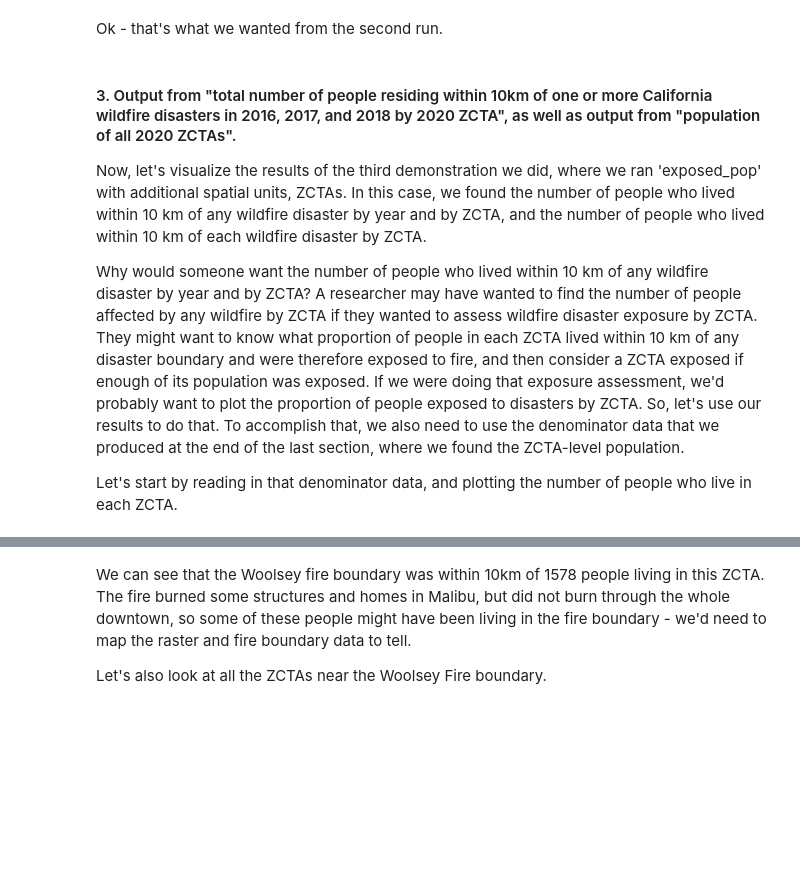
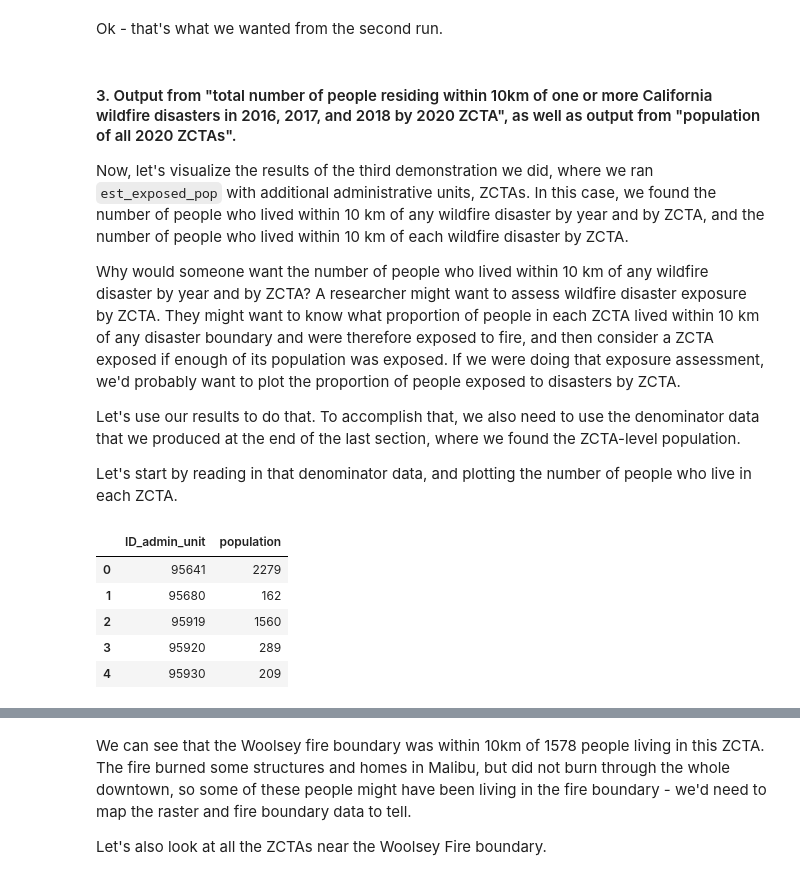
Before and after one commit to heathermcb/popexposure, a Jupyter notebook: docs/tutorials/03_demo_explore_results.ipynb, the cells around one changed output, grey strips where cells are left out. Cells and saved outputs as stored; diff of their text form; code cells hidden in the pictures; blank space fills up the shorter version.

```diff
--- a/docs/tutorials/03_demo_explore_results.ipynb
+++ b/docs/tutorials/03_demo_explore_results.ipynb
@@ -220,20 +250,29 @@ Ok - that's what we wanted from the second run.
 # %% [markdown]
 #### 3. Output from "total number of people residing within 10km of one or more California wildfire disasters in 2016, 2017, and 2018 by 2020 ZCTA", as well as output from "population of all 2020 ZCTAs".
 
-Now, let's visualize the results of the third demonstration we did, where we ran 'exposed_pop' with additional spatial units, ZCTAs. In this case, we found the number of people who lived within 10 km of any wildfire disaster by year and by ZCTA, and the number of people who lived within 10 km of each wildfire disaster by ZCTA.
+Now, let's visualize the results of the third demonstration we did, where we ran `est_exposed_pop` with additional administrative units, ZCTAs. In this case, we found the number of people who lived within 10 km of any wildfire disaster by year and by ZCTA, and the number of people who lived within 10 km of each wildfire disaster by ZCTA.
 
-Why would someone want the number of people who lived within 10 km of any wildfire disaster by year and by ZCTA? A researcher may have wanted to find the number of people affected by any wildfire by ZCTA if they wanted to assess wildfire disaster exposure by ZCTA. They might want to know what proportion of people in each ZCTA lived within 10 km of any disaster boundary and were therefore exposed to fire, and then consider a ZCTA exposed if enough of its population was exposed. If we were doing that exposure assessment, we'd probably want to plot the proportion of people exposed to disasters by ZCTA. So, let's use our results to do that. To accomplish that, we also need to use the denominator data that we produced at the end of the last section, where we found the ZCTA-level population.
+Why would someone want the number of people who lived within 10 km of any wildfire disaster by year and by ZCTA? A researcher might want to assess wildfire disaster exposure by ZCTA. They might want to know what proportion of people in each ZCTA lived within 10 km of any disaster boundary and were therefore exposed to fire, and then consider a ZCTA exposed if enough of its population was exposed. If we were doing that exposure assessment, we'd probably want to plot the proportion of people exposed to disasters by ZCTA.
+
+Let's use our results to do that. To accomplish that, we also need to use the denominator data that we produced at the end of the last section, where we found the ZCTA-level population.
 
 Let's start by reading in that denominator data, and plotting the number of people who live in each ZCTA.
 # %%
 # Read results showing the number of people residing in each ZCTA
 num_residing_by_zcta = pd.read_parquet(data_dir / "03_results" / "num_people_residing_by_zcta.parquet")
 
 # CA only based on ZCTAs
-num_residing_ca = num_residing_by_zcta[pd.to_numeric(num_residing_by_zcta['ID_spatial_unit']).between(90000, 96100)].copy()
+num_residing_ca = num_residing_by_zcta[pd.to_numeric(num_residing_by_zcta['ID_admin_unit']).between(90000, 96100)].copy()
 
 # select cols ID spatial unit and num_people_affected
-num_residing_ca = num_residing_ca[["ID_spatial_unit",  "population"]]
+num_residing_ca = num_residing_ca[["ID_admin_unit",  "population"]]
 num_residing_ca.head()
+# %% [output]
+|  | ID_admin_unit | population |
+| 0 | 95641 | 2279 |
+| 1 | 95680 | 162 |
+| 2 | 95919 | 1560 |
+| 3 | 95920 | 289 |
+| 4 | 95930 | 209 |
 # %%
 # Clean zctas for plotting
```
Also changed, not shown: parts of 32 cells of this notebook, 5 other files.
